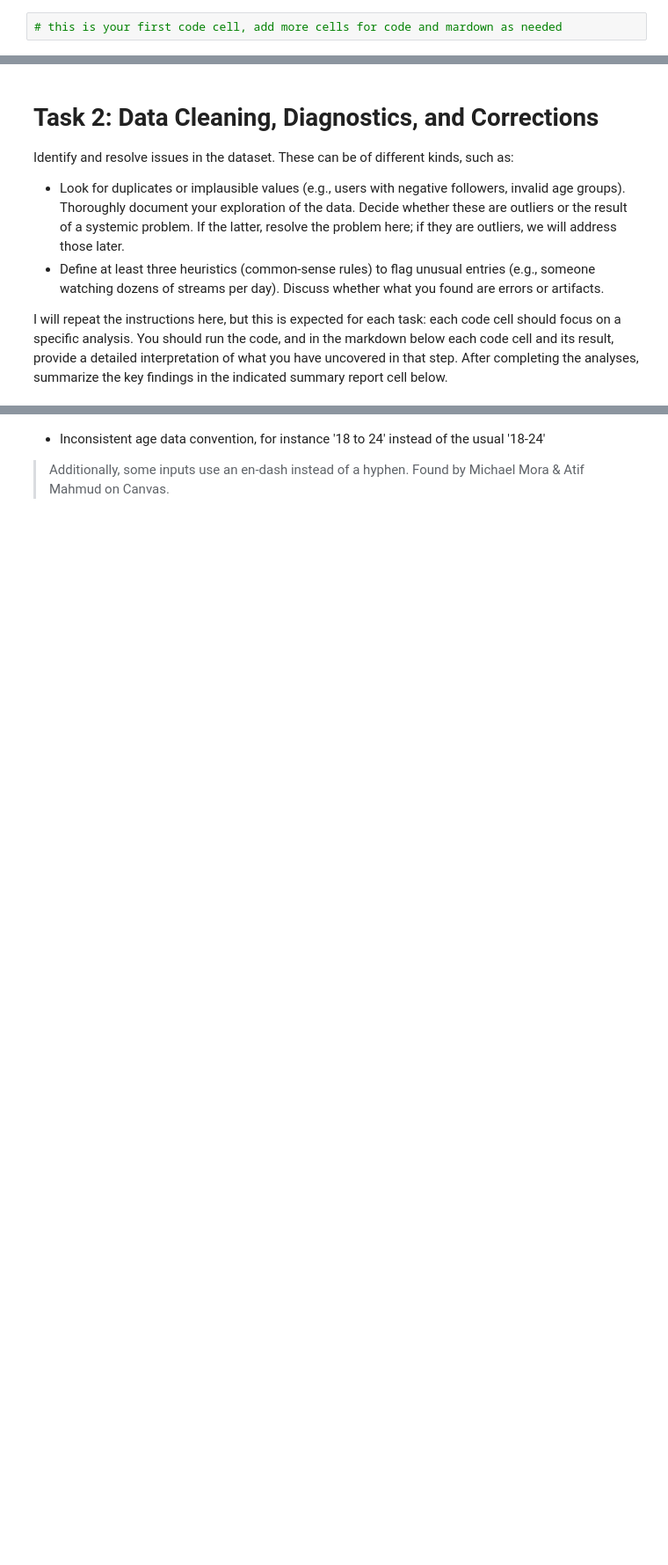
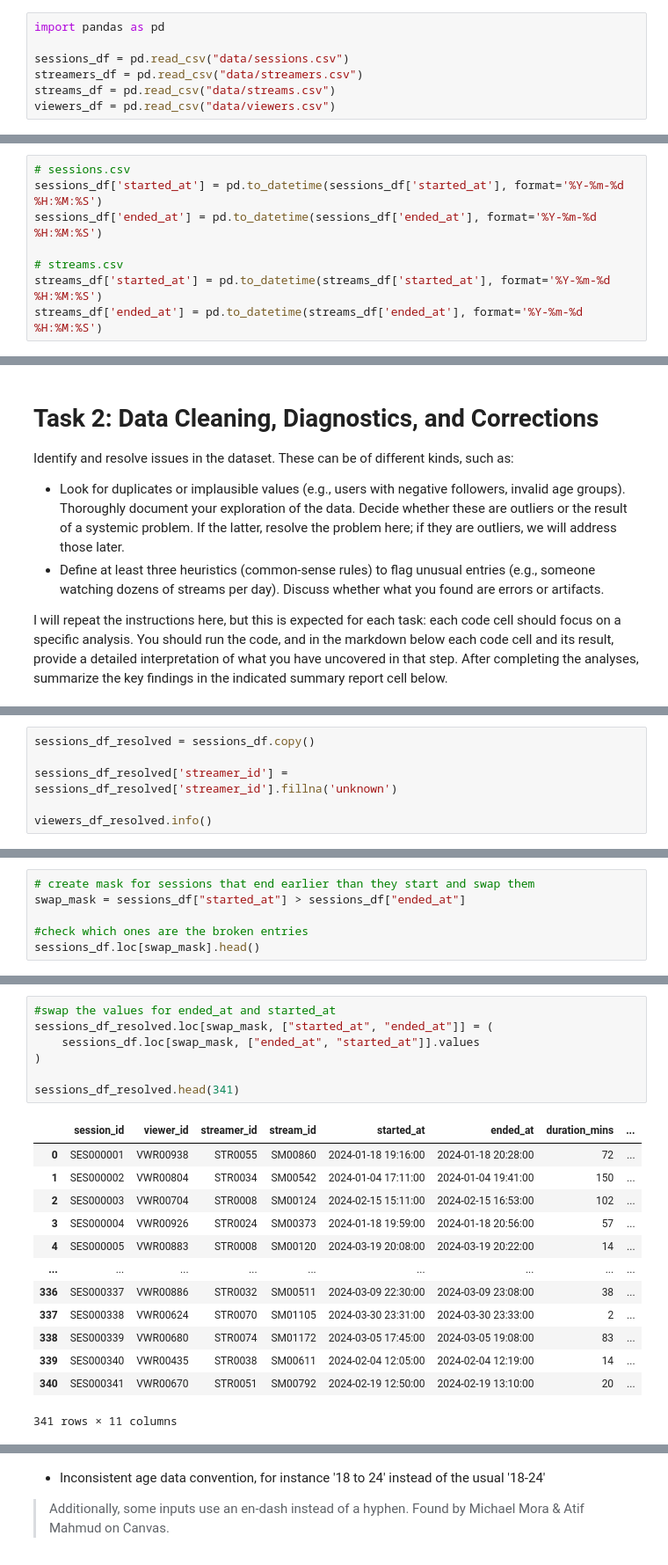
Before and after one commit to cda79/IAT461-Assignment01, a Jupyter notebook: IAT461-Assignment01-Scaffold.ipynb, the cells around one changed output, grey strips where cells are left out. Shown at 88% size. Saved outputs shown, nothing was run; the diff lists cells and outputs as text; blank space fills up the shorter version.

```diff
--- a/IAT461-Assignment01-Scaffold.ipynb
+++ b/IAT461-Assignment01-Scaffold.ipynb
@@ -13,2 +15,7 @@ After completing the analysis, write a concise summary in the **Task 1: summary
 # %%
-# this is your first code cell, add more cells for code and mardown as needed
+import pandas as pd
+
+sessions_df = pd.read_csv("data/sessions.csv")
+streamers_df = pd.read_csv("data/streamers.csv")
+streams_df = pd.read_csv("data/streams.csv")
+viewers_df = pd.read_csv("data/viewers.csv")
@@ -14,0 +135,8 @@ After completing the analysis, write a concise summary in the **Task 1: summary
+# %%
+# sessions.csv
+sessions_df['started_at'] = pd.to_datetime(sessions_df['started_at'], format='%Y-%m-%d %H:%M:%S')
+sessions_df['ended_at'] = pd.to_datetime(sessions_df['ended_at'], format='%Y-%m-%d %H:%M:%S')
+
+# streams.csv
+streams_df['started_at'] = pd.to_datetime(streams_df['started_at'], format='%Y-%m-%d %H:%M:%S')
+streams_df['ended_at'] = pd.to_datetime(streams_df['ended_at'], format='%Y-%m-%d %H:%M:%S')
@@ -33,0 +273,6 @@ I will repeat the instructions here, but this is expected for each task: each co
+# %%
+sessions_df_resolved = sessions_df.copy()
+
+sessions_df_resolved['streamer_id'] = sessions_df_resolved['streamer_id'].fillna('unknown')
+
+viewers_df_resolved.info()
@@ -33,0 +299,6 @@ I will repeat the instructions here, but this is expected for each task: each co
+# %%
+# create mask for sessions that end earlier than they start and swap them
+swap_mask = sessions_df["started_at"] > sessions_df["ended_at"]
+
+#check which ones are the broken entries
+sessions_df.loc[swap_mask].head()
@@ -34,3 +312,24 @@ I will repeat the instructions here, but this is expected for each task: each co
+# %%
+#swap the values for ended_at and started_at
+sessions_df_resolved.loc[swap_mask, ["started_at", "ended_at"]] = (
+    sessions_df.loc[swap_mask, ["ended_at", "started_at"]].values
+)
+
+sessions_df_resolved.head(341)
+# %% [output]
+|  | session_id | viewer_id | streamer_id | stream_id | started_at | ended_at | duration_mins | ... |
+| 0 | SES000001 | VWR00938 | STR0055 | SM00860 | 2024-01-18 19:16:00 | 2024-01-18 20:28:00 | 72 | ... |
+| 1 | SES000002 | VWR00804 | STR0034 | SM00542 | 2024-01-04 17:11:00 | 2024-01-04 19:41:00 | 150 | ... |
+| 2 | SES000003 | VWR00704 | STR0008 | SM00124 | 2024-02-15 15:11:00 | 2024-02-15 16:53:00 | 102 | ... |
+| 3 | SES000004 | VWR00926 | STR0024 | SM00373 | 2024-01-18 19:59:00 | 2024-01-18 20:56:00 | 57 | ... |
+| 4 | SES000005 | VWR00883 | STR0008 | SM00120 | 2024-03-19 20:08:00 | 2024-03-19 20:22:00 | 14 | ... |
+| ... | ... | ... | ... | ... | ... | ... | ... | ... |
+| 336 | SES000337 | VWR00886 | STR0032 | SM00511 | 2024-03-09 22:30:00 | 2024-03-09 23:08:00 | 38 | ... |
+| 337 | SES000338 | VWR00624 | STR0070 | SM01105 | 2024-03-30 23:31:00 | 2024-03-30 23:33:00 | 2 | ... |
+| 338 | SES000339 | VWR00680 | STR0074 | SM01172 | 2024-03-05 17:45:00 | 2024-03-05 19:08:00 | 83 | ... |
+| 339 | SES000340 | VWR00435 | STR0038 | SM00611 | 2024-02-04 12:05:00 | 2024-02-04 12:19:00 | 14 | ... |
+| 340 | SES000341 | VWR00670 | STR0051 | SM00792 | 2024-02-19 12:50:00 | 2024-02-19 13:10:00 | 20 | ... |
+341 rows × 11 columns
 # %% [markdown]
 - Session records reference non-existent streamers AND streams.
 > Found by Tawshif Al Mehrab on Canvas
```
Also changed, not shown: parts of 43 cells of this notebook, 1 other file.
